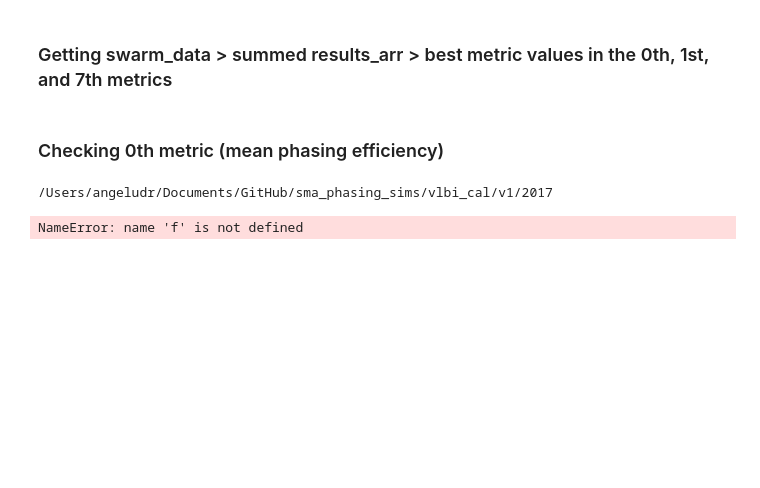
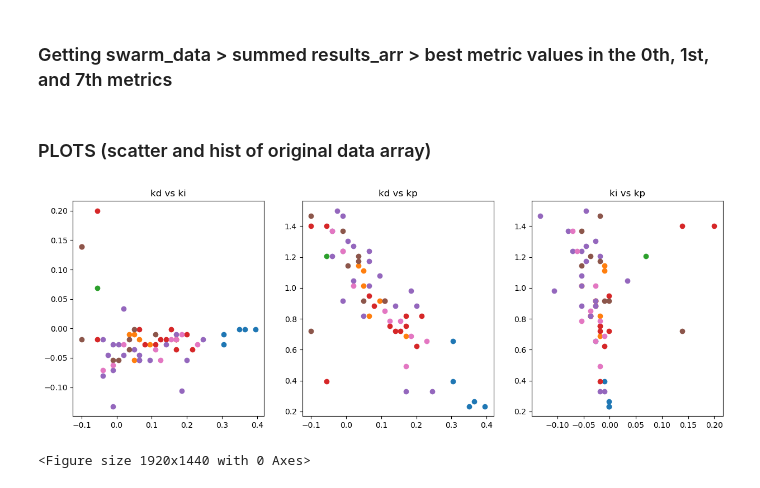
Before and after one commit to kartographer/sma_phasing_sims, a Jupyter notebook: vlbi_cal/v1/summed_arrays.ipynb, the cells around one changed output. Drawn from its saved outputs; the diff is of its cells as text; code cells hidden in the pictures; blank space fills up the shorter version.

Commit message:
Plot ipynb and some plots (and some other stuff)
The plots being added is from data that has not been altered (no summing), just plots with new ranges.

```diff
--- a/vlbi_cal/v1/summed_arrays.ipynb
+++ b/vlbi_cal/v1/summed_arrays.ipynb
@@ -101,11 +125,11 @@ def get_7th_metric(summed_array):
 # %%
-summed2017 = get_npy_files_summed(2017)
-summed2018 = get_npy_files_summed(2018)
-summed2020 = get_npy_files_summed(2020)
-summed2021 = get_npy_files_summed(2021)
-summed2022 = get_npy_files_summed(2022)
-summed2023 = get_npy_files_summed(2017)
-summed2024 = get_npy_files_summed(2017)
+summed17, kp17, ki17, kd17 = get_summed_arr_and_pid_vals(2017)
+summed18, kp18, ki18, kd18 = get_summed_arr_and_pid_vals(2018)
+summed20, kp20, ki20, kd20 = get_summed_arr_and_pid_vals(2020)
+summed21, kp21, ki21, kd21 = get_summed_arr_and_pid_vals(2021)
+summed22, kp22, ki22, kd22 = get_summed_arr_and_pid_vals(2022)
+summed23, kp23, ki23, kd23 = get_summed_arr_and_pid_vals(2023)
+summed24, kp24, ki24, kd24 = get_summed_arr_and_pid_vals(2024)
 # %%
 eff17_0th = get_best_0th(summed2017)
 eff18_0th = get_best_0th(summed2018)
@@ -130,13 +154,49 @@ eff21_7th = get_best_7th(summed2021)
 eff22_7th = get_best_7th(summed2022)
 eff23_7th = get_best_7th(summed2023)
 eff24_7th = get_best_7th(summed2024)
-# %% [markdown]
-### Checking 0th metric (mean phasing efficiency)
-# %%
-cd 2017
-# %% [output]
-/Users/angeludr/Documents/GitHub/sma_phasing_sims/vlbi_cal/v1/2017
-# %%
-file = open('096-2017_cal_solutions.json')
-# %% [output]
-NameError: name 'f' is not defined
+# %% [markdown]
+### PLOTS (scatter and hist of original data array)
+# %%
+fig = plt.figure(figsize=(15.0, 5.0))
+
+ax1 = fig.add_subplot(131)
+ax2 = fig.add_subplot(132)
+ax3 = fig.add_subplot(133)
+
+# kd vs ki
+ax1.scatter(kd17, ki17)
+ax1.scatter(kd18, ki18)
+ax1.scatter(kd20, ki20)
+ax1.scatter(kd21, ki21)
+ax1.scatter(kd22, ki22)
+ax1.scatter(kd23, ki23)
+ax1.scatter(kd24, ki24)
+ax1.title.set_text('kd vs ki')
+
+# kd vs kp
+ax2.scatter(kd17, kp17)
+ax2.scatter(kd18, kp18)
+ax2.scatter(kd20, kp20)
+ax2.scatter(kd21, kp21)
+ax2.scatter(kd22, kp22)
+ax2.scatter(kd23, kp23)
+ax2.scatter(kd24, kp24)
+ax2.title.set_text('kd vs kp')
+
+# ki vs kp
+ax3.scatter(ki17, kp17)
+ax3.scatter(ki18, kp18)
+ax3.scatter(ki20, kp20)
+ax3.scatter(ki21, kp21)
+ax3.scatter(ki22, kp22)
+ax3.scatter(ki23, kp23)
+ax3.scatter(ki24, kp24)
+ax3.title.set_text('ki vs kp')
+
+plt.figure(dpi=300)
+plt.savefig('k_pid_scatter.png')
+
+plt.show()
+# %% [output]
+[figure, added]
+<Figure size 1920x1440 with 0 Axes>
```
Also changed, not shown: parts of 12 cells of this notebook, 5 other files.
